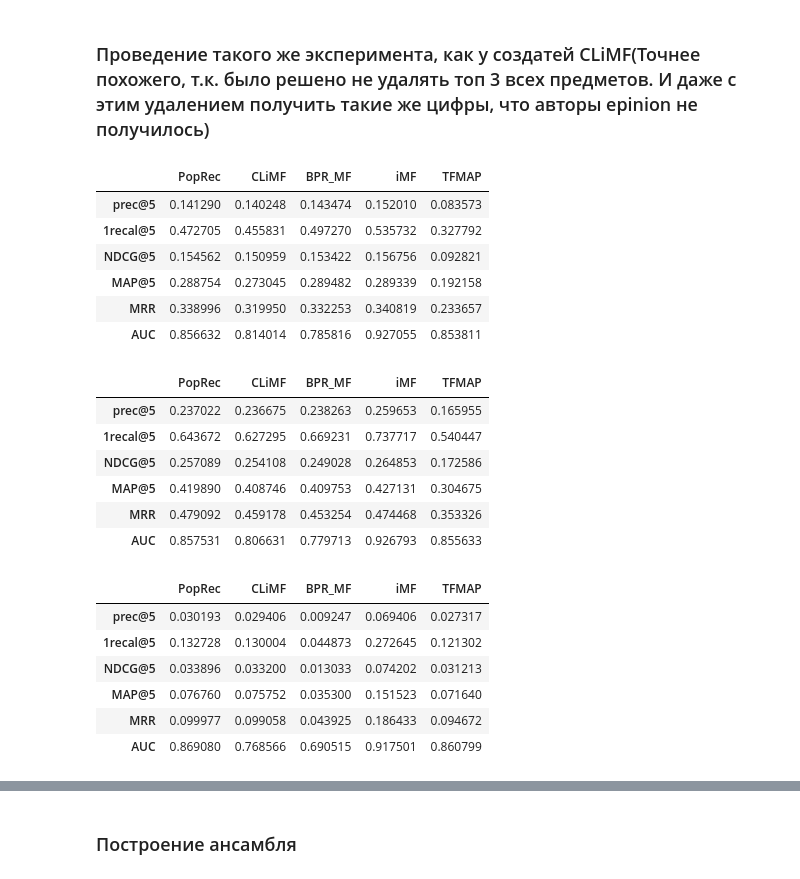
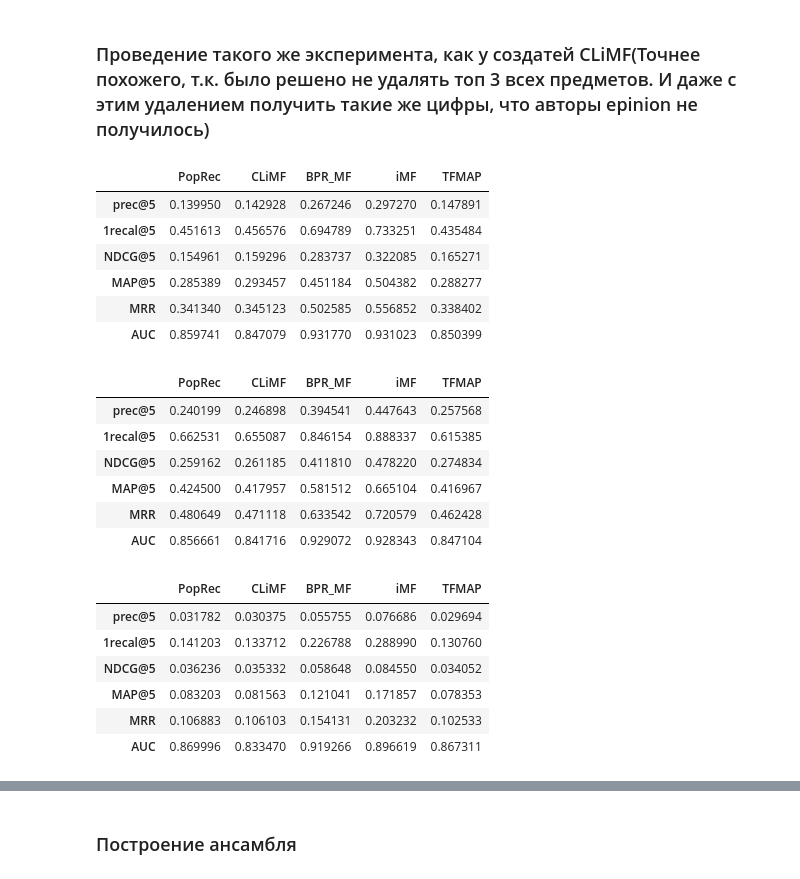
Before and after one commit to egorkudr1/diploma, a Jupyter notebook: rank_experiments_inverse.ipynb, the cells around one changed output, grey strips where cells are left out. Saved outputs shown, nothing was run; the diff lists cells and outputs as text; code cells hidden in the pictures.

```diff
--- a/rank_experiments_inverse.ipynb
+++ b/rank_experiments_inverse.ipynb
@@ -50,18 +53,25 @@ def create_list_cf(user_item):
 
 #         rank.CLiMF(user_item, K=5, reg=0.01, lrate=0.1, verbose=0, maxiter=10),
 #         rank.CLiMF(user_item, K=5, reg=0.01, lrate=0.01, verbose=0, maxiter=10),
-        rank.CLiMF(user_item, K=5, reg=0.01, lrate=0.001, verbose=0, maxiter=10),
-#         rank.CLiMF(user_item, K=15, reg=0.001, lrate=0.1, verbose=0, maxiter=10),
-        rank.BPR_MF(user_item, K = 20, lrate=0.012, regIpos=0.012,
-                                  regIneg=0.012, regU=0.012, maxiter=20, verbose=0 ),
+#         rank.CLiMF(user_item, K=5, reg=0.01, lrate=0.001, verbose=0, maxiter=10),
+
+        rank.CLiMF(user_item, K=10, reg=0.005, lrate=0.001, verbose=0, maxiter=15),
+#         rank.BPR_MF(user_item, K = 10, lrate=0.012, regIpos=0.012,
+#                                   regIneg=0.012, regU=0.012, maxiter=60, verbose=0 ),
+#         rank.BPR_MF(user_item, K = 10, lrate=0.02, regIpos=0.012,
+#                                   regIneg=0.012, regU=0.012, maxiter=60, verbose=0 ),
+        rank.BPR_MF(user_item, K = 10, lrate=0.05, regIpos=0.0025,
+                                  regIneg=0.0025, regU=0.0025, maxiter=300, verbose=0 ),
 
 #         rank.CLiMF(user_item, K=10, reg=0.001, lrate=0.1, verbose=0, maxiter=10),
 #         rank.CLiMF(user_item, K=10, reg=0.001, lrate=0.001, verbose=0, maxiter=10),
 #         rankingmethod.BPR_MF(user_item, K = 20, lrate=0.012, regIpos=0.012,
 #                                   regIneg=0.012, regU=0.012, maxiter=4, verbose=0 ),
-        rankingmethod.iMF(user_item, K=10, lmbd=0.01, alpha=40, maxiter=30, verbose=0),
-        rankingmethod.TFMAP(user_item, lrate=0.01, maxiter=10),
-#         rank.TFMAP(user_item, lrate=0.01, maxiter=20)
+#          rankingmethod.iMF(user_item, K=10, lmbd=0.01, alpha=40, maxiter=30, verbose=0),
+
+         rankingmethod.iMF(user_item, K=10, lmbd=0.015, alpha=1, maxiter=15, verbose=0),
+#         rankingmethod.TFMAP(user_item, lrate=0.01, maxiter=10),
+        rank.TFMAP(user_item, lrate=0.01, maxiter=20)
     ]
     return list_cf#[list_cf[i] for i in index]
 # %% [markdown]
@@ -94,33 +104,33 @@ def climf_experiment(data, list_cf, K=5, maxiter=1, topK=5, verbose=0, validatio
 #                'MAP@' + str(topK), 'MRR', 'AUC']
     return res
 # %%
-climf_experiment(ml100k, create_list_cf(ml100k_shape), K =0.1, maxiter=5, topK=5,  verbose=0)
+climf_experiment(ml100k, create_list_cf(ml100k_shape), K =0.1, maxiter=1, topK=5,  verbose=0)
 # %% [output]
 |  | PopRec | CLiMF | BPR_MF | iMF | TFMAP |
-| prec@5 | 0.141290 | 0.140248 | 0.143474 | 0.152010 | 0.083573 |
-| 1recal@5 | 0.472705 | 0.455831 | 0.497270 | 0.535732 | 0.327792 |
-| NDCG@5 | 0.154562 | 0.150959 | 0.153422 | 0.156756 | 0.092821 |
-| MAP@5 | 0.288754 | 0.273045 | 0.289482 | 0.289339 | 0.192158 |
-| MRR | 0.338996 | 0.319950 | 0.332253 | 0.340819 | 0.233657 |
-| AUC | 0.856632 | 0.814014 | 0.785816 | 0.927055 | 0.853811 |
+| prec@5 | 0.139950 | 0.142928 | 0.267246 | 0.297270 | 0.147891 |
+| 1recal@5 | 0.451613 | 0.456576 | 0.694789 | 0.733251 | 0.435484 |
+| NDCG@5 | 0.154961 | 0.159296 | 0.283737 | 0.322085 | 0.165271 |
+| MAP@5 | 0.285389 | 0.293457 | 0.451184 | 0.504382 | 0.288277 |
+| MRR | 0.341340 | 0.345123 | 0.502585 | 0.556852 | 0.338402 |
+| AUC | 0.859741 | 0.847079 | 0.931770 | 0.931023 | 0.850399 |
 # %%
-climf_experiment(ml100k, create_list_cf(ml100k_shape), K =0.2, maxiter=5, topK=5,  verbose=0)
+climf_experiment(ml100k, create_list_cf(ml100k_shape), K =0.2, maxiter=1, topK=5,  verbose=0)
 # %% [output]
 |  | PopRec | CLiMF | BPR_MF | iMF | TFMAP |
-| prec@5 | 0.237022 | 0.236675 | 0.238263 | 0.259653 | 0.165955 |
-| 1recal@5 | 0.643672 | 0.627295 | 0.669231 | 0.737717 | 0.540447 |
-| NDCG@5 | 0.257089 | 0.254108 | 0.249028 | 0.264853 | 0.172586 |
-| MAP@5 | 0.419890 | 0.408746 | 0.409753 | 0.427131 | 0.304675 |
-| MRR | 0.479092 | 0.459178 | 0.453254 | 0.474468 | 0.353326 |
-| AUC | 0.857531 | 0.806631 | 0.779713 | 0.926793 | 0.855633 |
+| prec@5 | 0.240199 | 0.246898 | 0.394541 | 0.447643 | 0.257568 |
+| 1recal@5 | 0.662531 | 0.655087 | 0.846154 | 0.888337 | 0.615385 |
+| NDCG@5 | 0.259162 | 0.261185 | 0.411810 | 0.478220 | 0.274834 |
+| MAP@5 | 0.424500 | 0.417957 | 0.581512 | 0.665104 | 0.416967 |
+| MRR | 0.480649 | 0.471118 | 0.633542 | 0.720579 | 0.462428 |
+| AUC | 0.856661 | 0.841716 | 0.929072 | 0.928343 | 0.847104 |
 # %%
-climf_experiment(epinion, create_list_cf(epinion_shape), K =0.1, maxiter=3, topK=5,  verbose=0)
+climf_experiment(epinion, create_list_cf(epinion_shape), K =0.1, maxiter=1, topK=5,  verbose=0)
 # %% [output]
 |  | PopRec | CLiMF | BPR_MF | iMF | TFMAP |
-| prec@5 | 0.030193 | 0.029406 | 0.009247 | 0.069406 | 0.027317 |
-| 1recal@5 | 0.132728 | 0.130004 | 0.044873 | 0.272645 | 0.121302 |
-| NDCG@5 | 0.033896 | 0.033200 | 0.013033 | 0.074202 | 0.031213 |
-| MAP@5 | 0.076760 | 0.075752 | 0.035300 | 0.151523 | 0.071640 |
-| MRR | 0.099977 | 0.099058 | 0.043925 | 0.186433 | 0.094672 |
-| AUC | 0.869080 | 0.768566 | 0.690515 | 0.917501 | 0.860799 |
+| prec@5 | 0.031782 | 0.030375 | 0.055755 | 0.076686 | 0.029694 |
+| 1recal@5 | 0.141203 | 0.133712 | 0.226788 | 0.288990 | 0.130760 |
+| NDCG@5 | 0.036236 | 0.035332 | 0.058648 | 0.084550 | 0.034052 |
+| MAP@5 | 0.083203 | 0.081563 | 0.121041 | 0.171857 | 0.078353 |
+| MRR | 0.106883 | 0.106103 | 0.154131 | 0.203232 | 0.102533 |
+| AUC | 0.869996 | 0.833470 | 0.919266 | 0.896619 | 0.867311 |
 # %%
```
Also changed, not shown: parts of 22 cells of this notebook, 24 other files.
